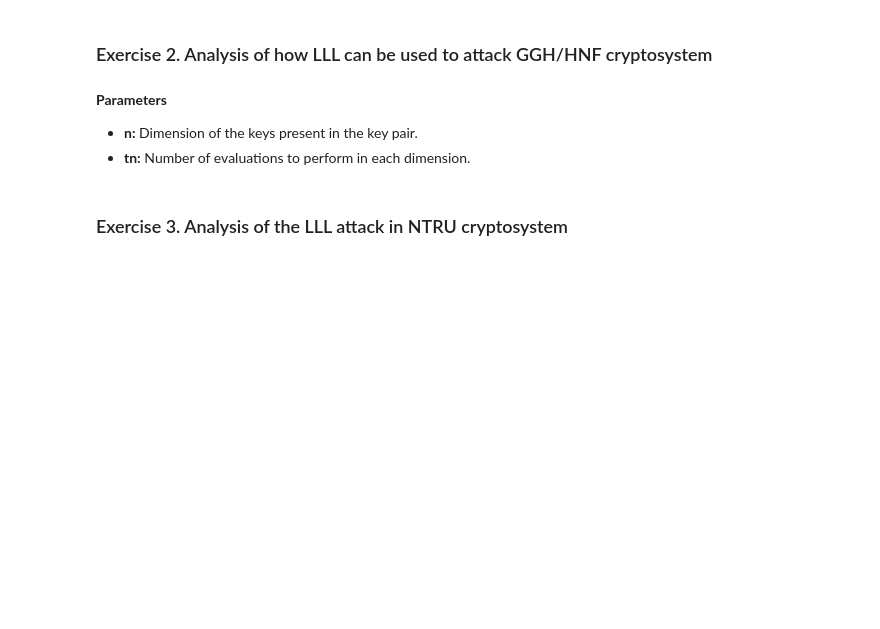
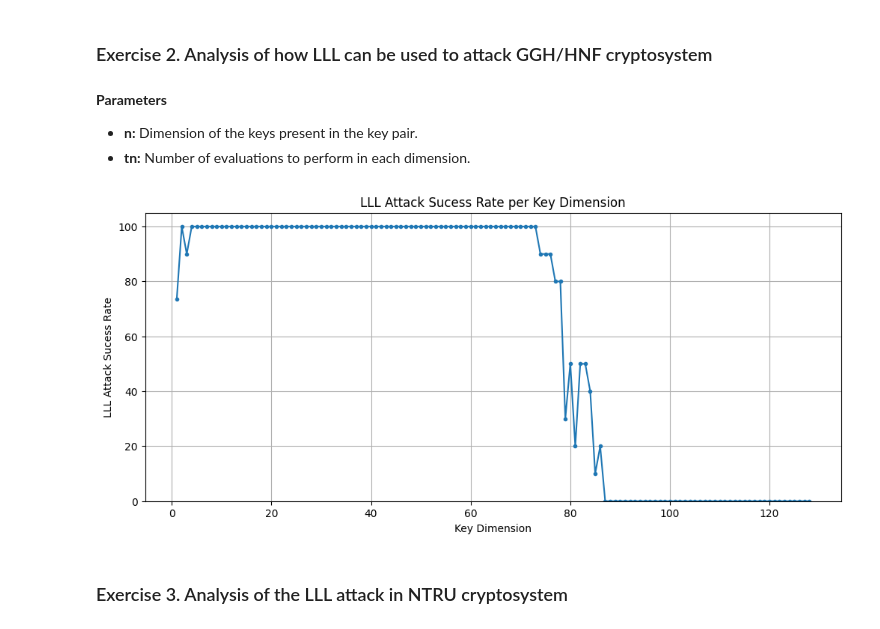
Before and after one commit to guinucool/PostQuantumCryptography, a Jupyter notebook: lattice-based/exercises.ipynb, the cells around one changed output. Cells and saved outputs as stored; diff of their text form; code cells hidden in the pictures; blank space fills up the shorter version.

```diff
--- a/lattice-based/exercises.ipynb
+++ b/lattice-based/exercises.ipynb
@@ -78,16 +93,19 @@ plt.show()
 # %%
 # Calculate the axis arrays
 x = [n for (n, _, _) in batch]
 y_1 = [(sum(l) / len(l)) * 100 for (_, _, l) in batch]
 
 # Define the plot to show LLL attack sucess rate depending on n dimension
 plt.figure(figsize=(12,5))
-plt.plot(x, y_1, marker='o')
+plt.plot(x, y_1, marker='.')
 plt.title("LLL Attack Sucess Rate per Key Dimension")
 plt.xlabel("Key Dimension")
 plt.ylabel("LLL Attack Sucess Rate")
+plt.ylim(0, 105)
 plt.grid(True)
 plt.show()
+# %% [output]
+[figure, added]
 # %% [markdown]
 ### Exercise 3. Analysis of the LLL attack in NTRU cryptosystem
 # %% [markdown]
```
Also changed, not shown: parts of 7 cells of this notebook, 6 other files.
